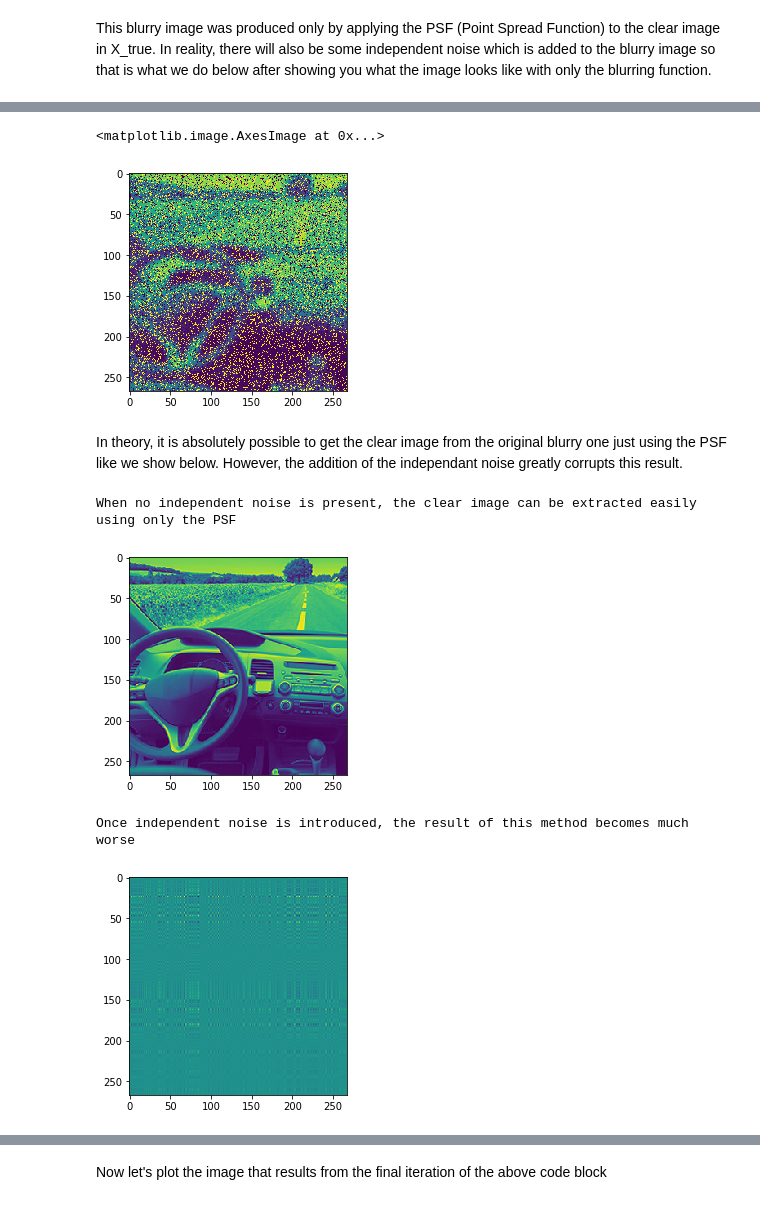
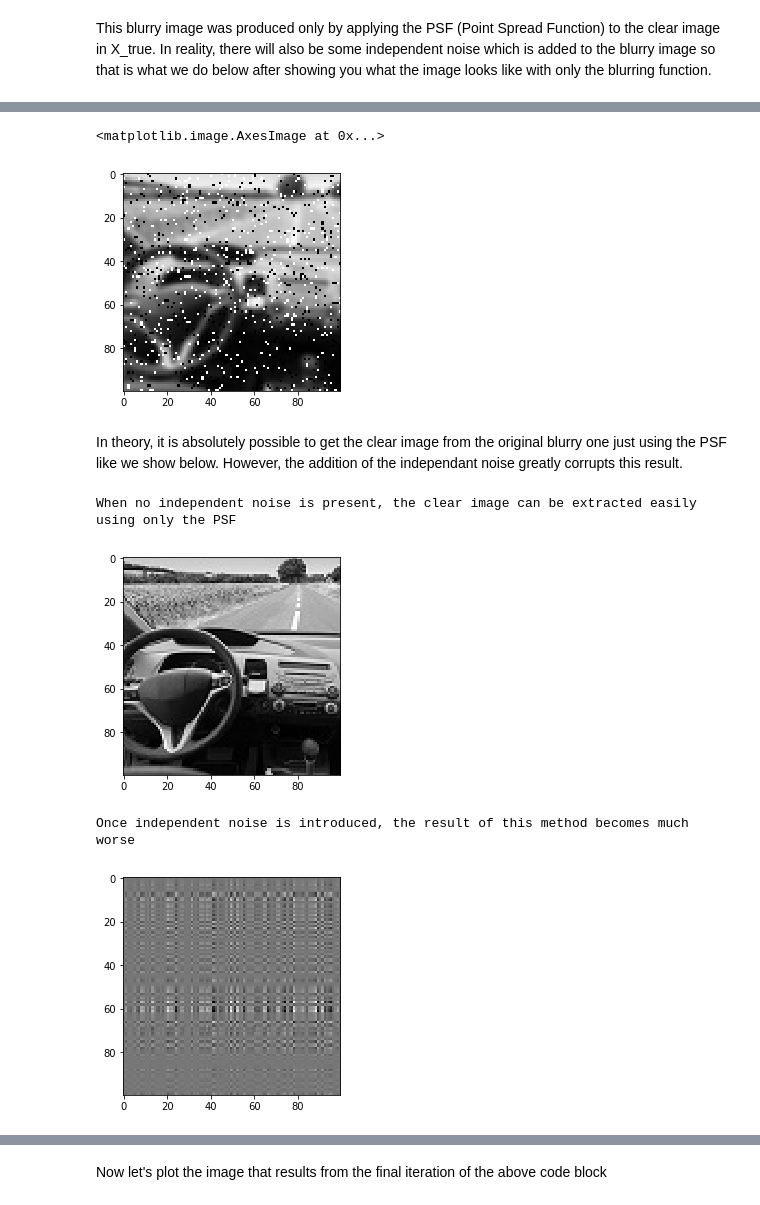
Before and after one commit to goethel/ECE532-Project, a Jupyter notebook: Project/LASSO deblurring experimentation.ipynb, the cells around one changed output, grey strips where cells are left out. Saved outputs shown, nothing was run; the diff lists cells and outputs as text; code cells hidden in the pictures.

```diff
--- a/Project/LASSO deblurring experimentation.ipynb
+++ b/Project/LASSO deblurring experimentation.ipynb
@@ -11,9 +11,10 @@ import numpy as np
 import matplotlib.pyplot as plt
 from scipy.io import loadmat
 
-X_true = np.array(loadmat('Clear.mat')['ClearPic'])
-B_orig = np.array(loadmat('Blurry.mat')['BlurryPic'])
+X_true = np.array(loadmat('Clear.mat')['C'])
+B_orig = np.array(loadmat('Blurry.mat')['B'])
 PSF = np.array(loadmat('PSF.mat')['PSF'])
+psf = np.array(loadmat('alt_PSF.mat')['psf'])
 # %% [markdown]
 This blurry image was produced only by applying the PSF (Point Spread Function) to the clear image in X_true. In reality, there will also be some independent noise which is added to the blurry image so that is what we do below after showing you what the image looks like with only the blurring function.
 # %%
@@ -51,11 +60,11 @@ def noise(image,probability,rgb):
     return output
 # %%
 # Now that we've defined the function to add the independent noise, we add some to our blurry image and display it
-B = noise(B_orig,0.15, False)
-plt.imshow(B)
+B = noise(B_orig,0.05, False)
+plt.imshow(B, cmap='gray')
 # %% [output]
 <matplotlib.image.AxesImage at 0x...>
-[figure, old version]
+[figure, new version]
 # %% [markdown]
 In theory, it is absolutely possible to get the clear image from the original blurry one just using the PSF like we show below. However, the addition of the independant noise greatly corrupts this result.
 # %%
@@ -63,17 +72,17 @@ In theory, it is absolutely possible to get the clear image from the original bl
 # This results in X = PSF_inverse@B_orig
 PSF_inverse = np.linalg.inv(PSF)
 X = PSF_inverse@B_orig
-plt.imshow(X)
+plt.imshow(X, cmap='gray')
 print('When no independent noise is present, the clear image can be extracted easily using only the PSF')
 # %% [output]
 When no independent noise is present, the clear image can be extracted easily using only the PSF
-[figure, old version]
+[figure, new version]
 # %%
 # Now let's try the same procedure using B instead of B_orig (use the version with independent noise)
 X = PSF_inverse@B
-plt.imshow(X)
+plt.imshow(X, cmap='gray')
 print('Once independent noise is introduced, the result of this method becomes much worse')
 # %% [output]
 Once independent noise is introduced, the result of this method becomes much worse
-[figure, old version]
+[figure, new version]
 # %% [markdown]
```
Also changed, not shown: parts of 12 cells of this notebook, 4 other files.
